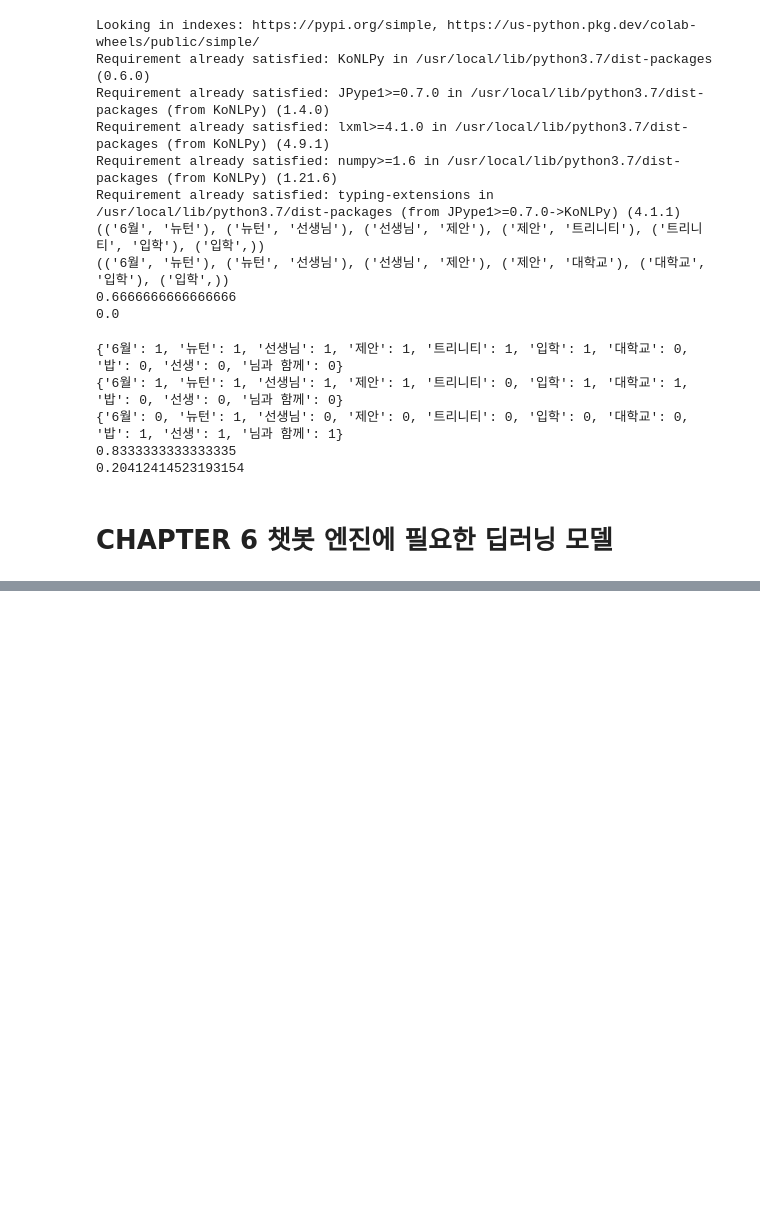
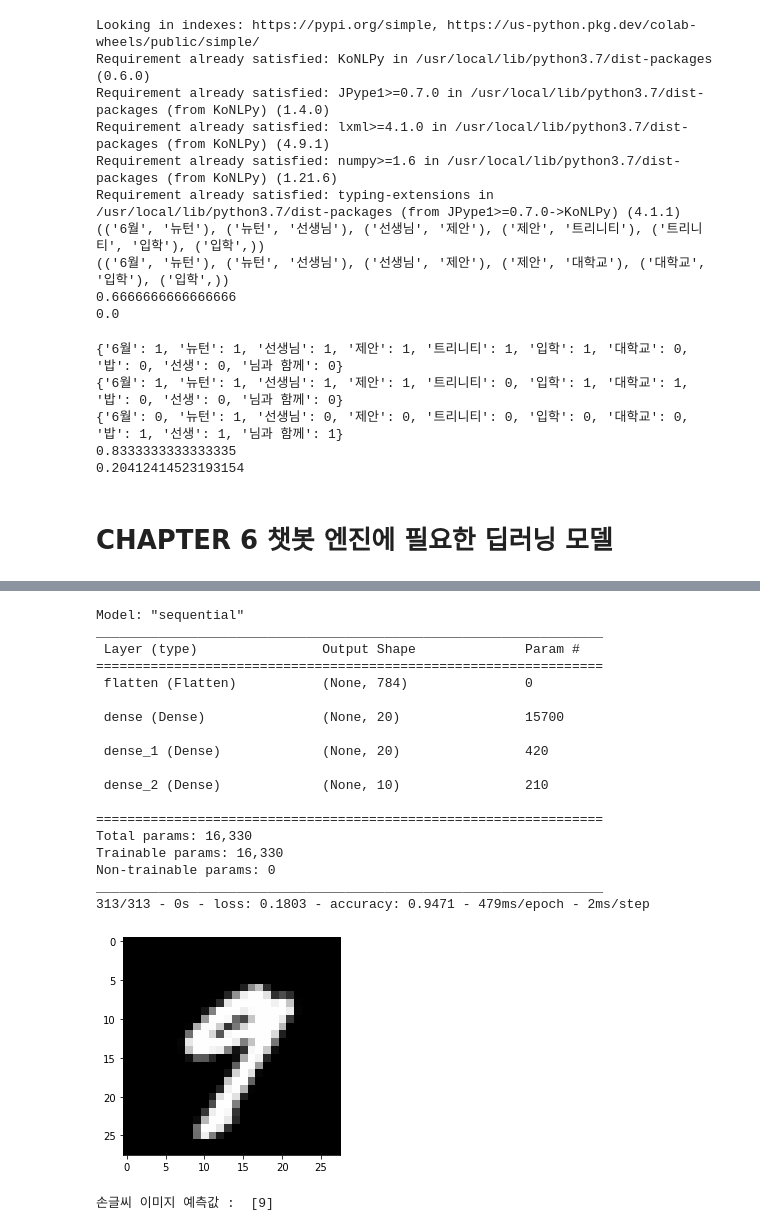
Before and after one commit to dlrjswn179/dlrjswn179, a Jupyter notebook: 처음_배우는_딥러닝_챗봇.ipynb, the cells around one changed output, grey strips where cells are left out. Drawn from its saved outputs; the diff is of its cells as text; code cells hidden in the pictures; blank space fills up the shorter version.

```diff
--- a/처음_배우는_딥러닝_챗봇.ipynb
+++ b/처음_배우는_딥러닝_챗봇.ipynb
@@ -1179,0 +1330,47 @@ print(r2)
+# %%
+# MNIST 분류 모델 파일 불러오기
+
+from tensorflow.keras.datasets import mnist
+from tensorflow.keras.models import load_model
+import matplotlib.pyplot as plt
+
+# MNIST 데이터셋 가져오기
+_, (x_test, y_test) = mnist.load_data()
+x_test = x_test / 255.0   # 데이터 정규화
+
+# 모델 불러오기
+model = load_model('mnist_model.h5')
+model.summary()
+model.evaluate(x_test, y_test, verbose = 2)
+
+# 테스트셋에서 20번째 이미지 출력
+plt.imshow(x_test[20], cmap = 'gray')    # imshow -> 테스트셋의 20번째 숫자 이미지를 흑백으로 출력합니다.
+plt.show()
+
+# 테스트셋의 20번째 이미지 클래스 분류
+picks = [20]
+#predict = model.predict_classes(x_test[picks]) #사라짐 #대신 아랫줄 두개 추가
+import numpy as np
+predict = np.argmax(model.predict(x_test[picks]), axis=-1)    # predict(): 입력 데이터에 대해 클래스를 예측한 값을 반환합니다.
+print('손글씨 이미지 예측값 : ', predict)
+# %% [output]
+Model: "sequential"
+_________________________________________________________________
+ Layer (type)                Output Shape              Param #
+=================================================================
+ flatten (Flatten)           (None, 784)               0
+
+ dense (Dense)               (None, 20)                15700
+
+ dense_1 (Dense)             (None, 20)                420
+
+ dense_2 (Dense)             (None, 10)                210
+
+=================================================================
+Total params: 16,330
+Trainable params: 16,330
+Non-trainable params: 0
+_________________________________________________________________
+313/313 - 0s - loss: 0.1803 - accuracy: 0.9471 - 479ms/epoch - 2ms/step
+[figure, added]
+손글씨 이미지 예측값 :  [9]
```
Also changed, not shown: parts of 17 cells of this notebook.
